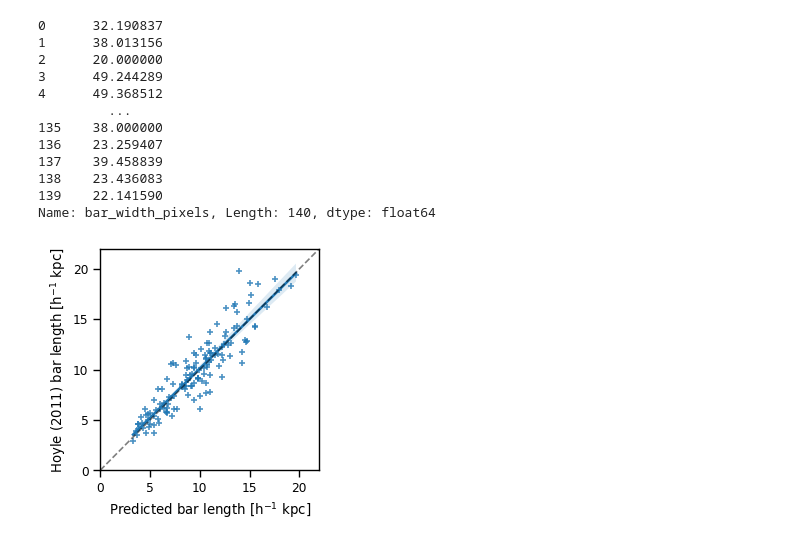
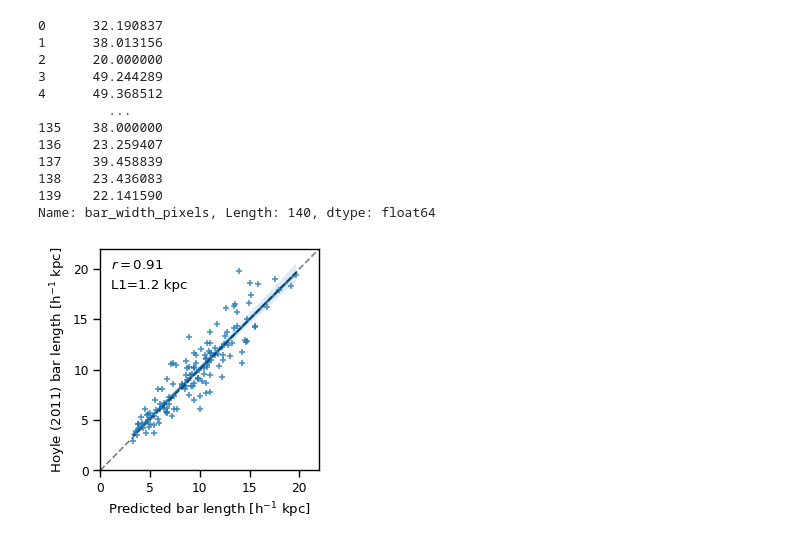
Before and after one commit to mwalmsley/zoobot-3d, a Jupyter notebook: check_bar_lengths.ipynb, the cells around one changed output. Cells and saved outputs as stored; diff of their text form; code cells hidden in the pictures.

```diff
--- a/check_bar_lengths.ipynb
+++ b/check_bar_lengths.ipynb
@@ -16,7 +16,7 @@ import numpy as np
 from astropy import units as u
 cosmo = FlatLambdaCDM(H0=67.8, Om0=0.308)
 # %%
-bar_df = pd.read_csv('/Users/user/Downloads/hoyle_barlengths.csv')
+bar_df = pd.read_csv('/home/walml/repos/zoobot-3d/outputs/hoyle_barlengths.csv')
 # %%
 bar_df
 # %% [output]
@@ -34,14 +34,15 @@ bar_df
 | 3149 | 588848901531303950 | 198.28587 | 1.153530 | 11.222525 | 3.243919 | 7.445018 | 2.320542 | 0.398031 | 4 |
 3150 rows × 9 columns
 # %%
-on_local = os.path.isdir('/Users/user/')
+on_local = os.path.isdir('/home/walml/repos/zoobot-3d/')
 if on_local:
-    base_dir = '/Users/user/repos/zoobot-3d/'
+    base_dir = '/home/walml/repos/zoobot-3d/'
 else:
     base_dir = '/share/nas2/walml/galaxy_zoo/segmentation/'
 
 df = pd.read_parquet(base_dir + 'data/test_catalog.parquet')
-
+df['spiral_mask_loc'] = df['spiral_mask_loc'].str.replace('/Users/user', '/home/walml')
+print(df['spiral_mask_loc'].iloc[0])
 df['spiral_mask_exists'] = df['spiral_mask_loc'].apply(os.path.isfile)
 assert any(df['spiral_mask_exists'])
 df = df.query('spiral_mask_exists').reset_index(drop=True)
@@ -170,7 +168,7 @@ Name: bar_width_pixels, Length: 140, dtype: float64
 # matched['est_dr5_pixscale']  # arcsec/pixel
 matched['bar_width_arcsec'] = matched['bar_width_pixels'] * matched['est_dr5_pixscale']
 # %%
-nsa = pd.read_parquet('/Volumes/beta/galaxy_zoo/decals/catalogs/nsa_v1_0_1_key_cols.parquet', columns=['iauname', 'redshift'])
+nsa = pd.read_parquet('/media/walml/beta/galaxy_zoo/decals/catalogs/nsa_v1_0_1_key_cols.parquet', columns=['iauname', 'redshift'])
 matched = pd.merge(nsa, matched, on='iauname')
 # %%
 matched['angular_diameter_distance'] = cosmo.angular_diameter_distance(z=matched['redshift'])
@@ -190,18 +188,26 @@ matched['bar_width_kpc'] = matched['bar_width_arcsec'] * matched['angular_diamet
 matched['bar_width_kpc'] = np.array(matched['bar_width_kpc']).astype(float)
 # %%
 from matplotlib.ticker import MaxNLocator
+# %%
+# new for review - add a stats test
+r_corr = pd.Series(matched['bar_width_kpc']).corr(matched['length_avg'])
+mean_abs_error = np.abs(matched['bar_width_kpc'] - matched['length_avg']).mean()
 # %%
 sns.set_context('paper')
 fig, ax = plt.subplots(figsize=(3, 3))
 # plt.scatter(matched['bar_width_kpc'] , matched['length_avg'], marker='+')
 sns.regplot(x=matched['bar_width_kpc'].astype(float), y=matched['length_avg'].astype(float), marker='+', robust=True, ax=ax)
 ax.set_xlabel('Predicted bar length [h$^{-1}$ kpc]')
 ax.set_ylabel('Hoyle (2011) bar length [h$^{-1}$ kpc]')
 ax.set_xlim([0., 22.])
 ax.set_ylim([0., 22.])
 ax.plot([0, 22], [0, 22], color='k', alpha=0.5, linestyle='--')
 ax.yaxis.set_major_locator(MaxNLocator(nbins=5, integer=True))
+
+ax.text(1.1, 20, "$r={:1.2f}$".format(r_corr))
+ax.text(1.1, 18, "L1={:1.1f} kpc".format(mean_abs_error))
+
 plt.tight_layout()
-# plt.savefig('hoylebarcomparison.pdf')
+plt.savefig('hoylebarcomparisonwithstats.pdf')
 # %% [output]
-[figure, old version]
+[figure, new version]
```
Also changed, not shown: parts of 10 cells of this notebook, 3 other files.
